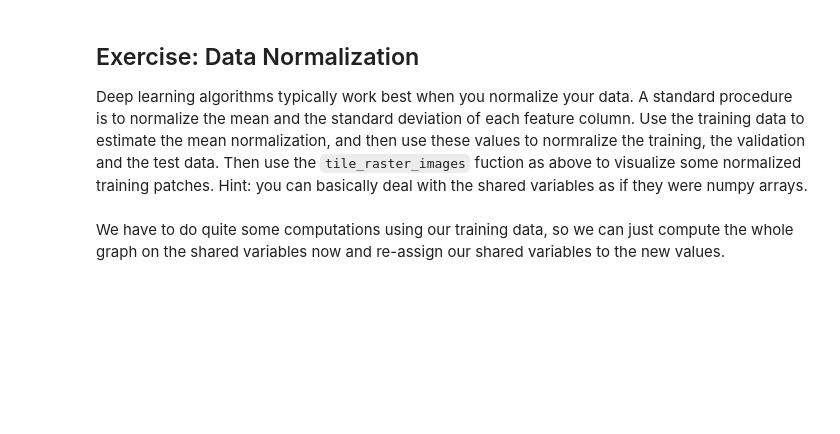
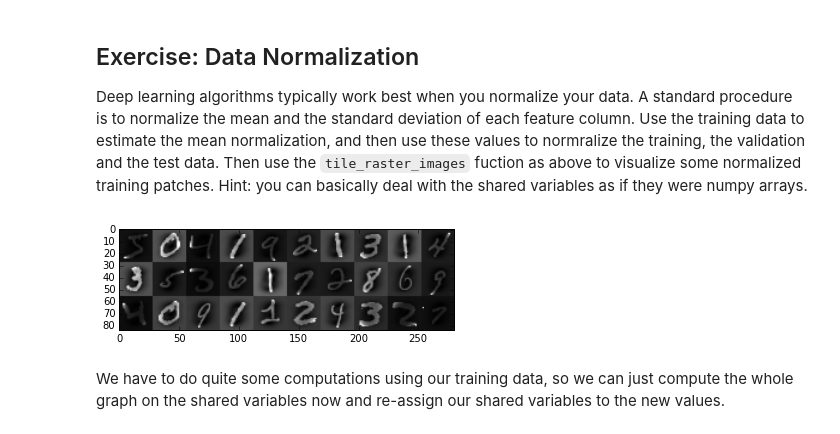
Before and after one commit to vkaynig/IACS_ComputeFest_DeepLearning, a Jupyter notebook: Fully_Connected_Networks_executed.ipynb, the cells around one changed output. Saved outputs shown, nothing was run; the diff lists cells and outputs as text; code cells hidden in the pictures; blank space fills up the shorter version.

```diff
--- a/Fully_Connected_Networks_executed.ipynb
+++ b/Fully_Connected_Networks_executed.ipynb
@@ -134,3 +144,14 @@ Use the training data to estimate the mean normalization, and then use these val
+# %%
+# visualize the result
+samples = tile_raster_images(train_set_x.eval(), img_shape=(28,28),
+                             tile_shape=(3,10), tile_spacing=(0, 0),
+                             scale_rows_to_unit_interval=True,
+                             output_pixel_vals=True)
+
+plt.imshow(samples)
+plt.show()
+# %% [output]
+[figure, added]
 # %% [markdown]
 We have to do quite some computations using our training data, so we can just compute the whole graph on the shared variables now and re-assign our shared variables to the new values.
 # %%
```
Also changed, not shown: parts of 18 cells of this notebook, 1 other file.
